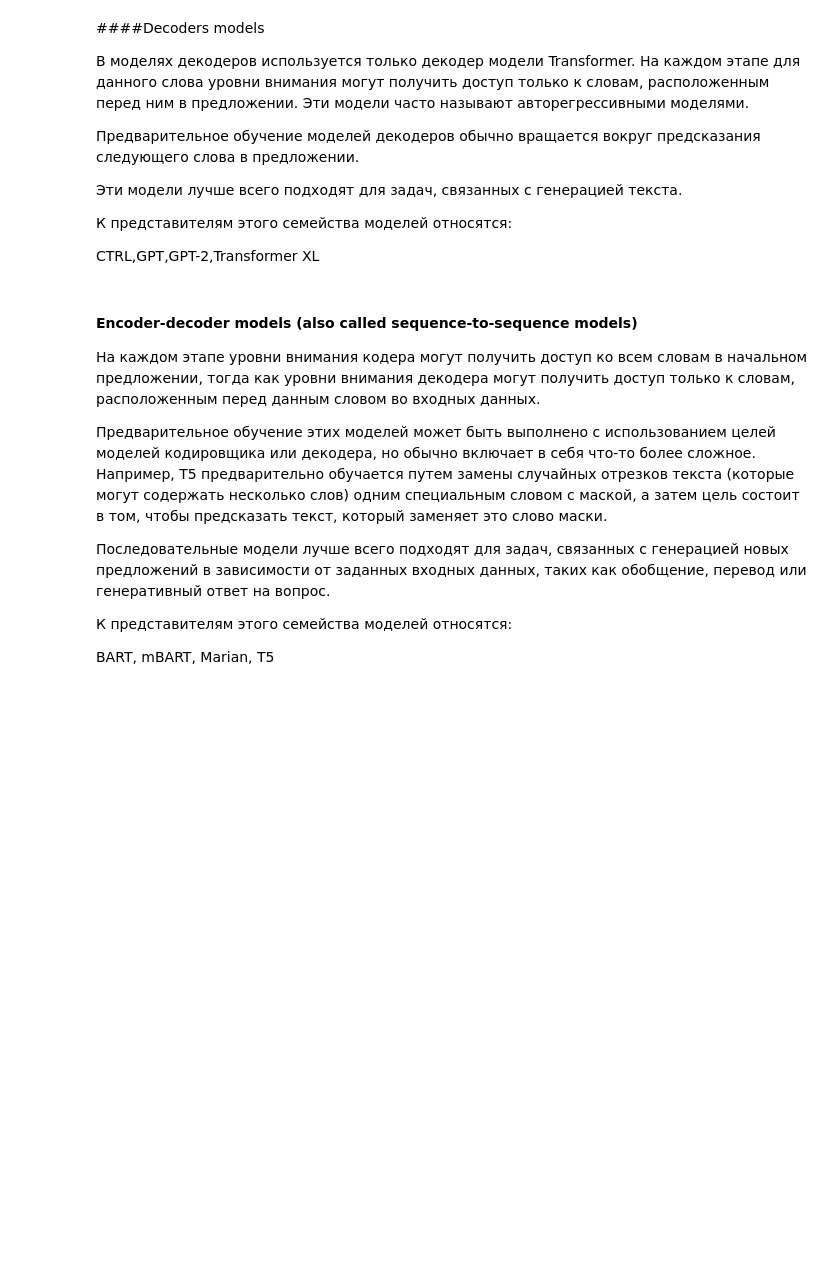
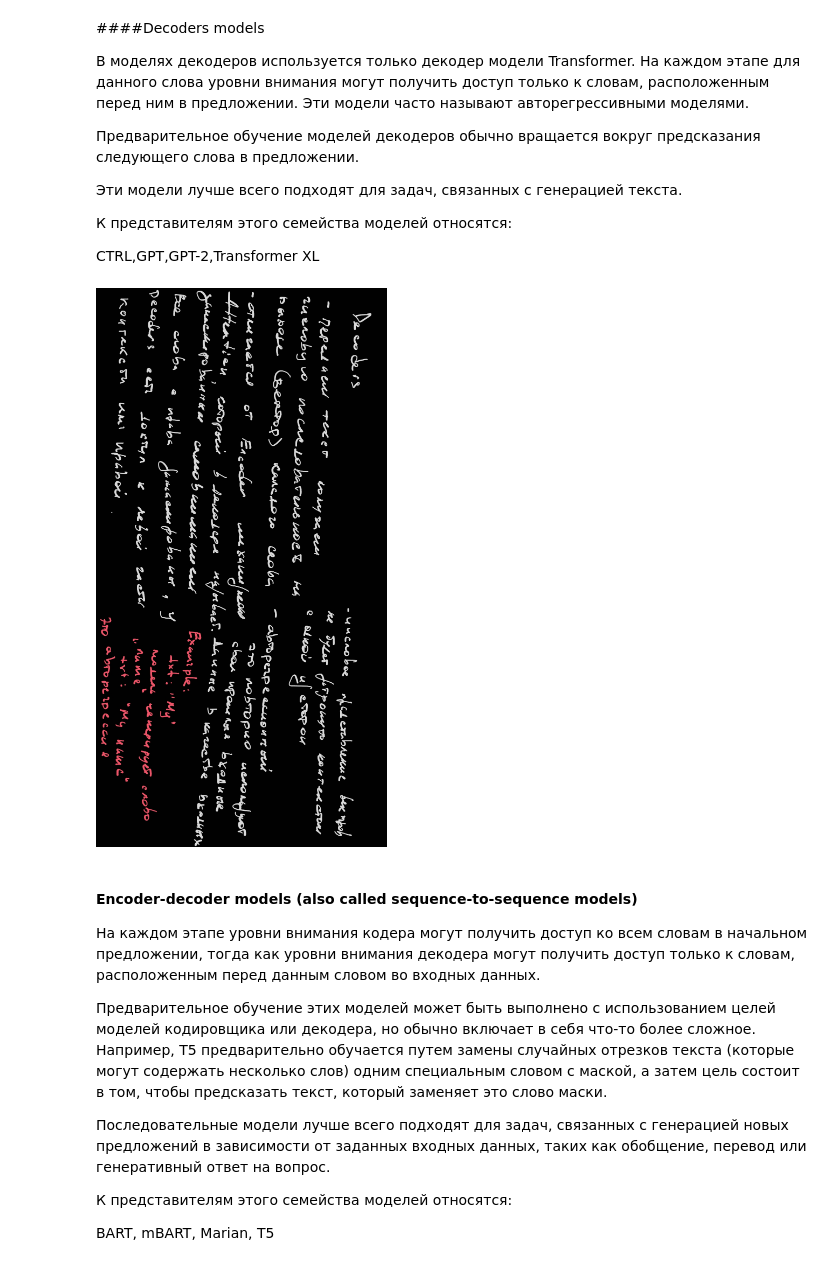
Before and after one commit to beifa/CommonLit, a Jupyter notebook: work_on_error.ipynb, the cells around one changed output. Saved outputs shown, nothing was run; the diff lists cells and outputs as text; code cells hidden in the pictures; blank space fills up the shorter version.

```diff
--- a/work_on_error.ipynb
+++ b/work_on_error.ipynb
@@ -619,6 +627,10 @@ ALBERT, BERT, DistilBERT, ELECTRA, RoBERTa
 К представителям этого семейства моделей относятся:
 
 CTRL,GPT,GPT-2,Transformer XL
+# %%
+Image(filename='/content/drive/MyDrive/CommonLit/Notes_210816_145746.jpg')
+# %% [output]
+[figure, added]
 # %% [markdown]
 #### Encoder-decoder models (also called sequence-to-sequence models)
 
```
Also changed, not shown: parts of 12 cells of this notebook.
